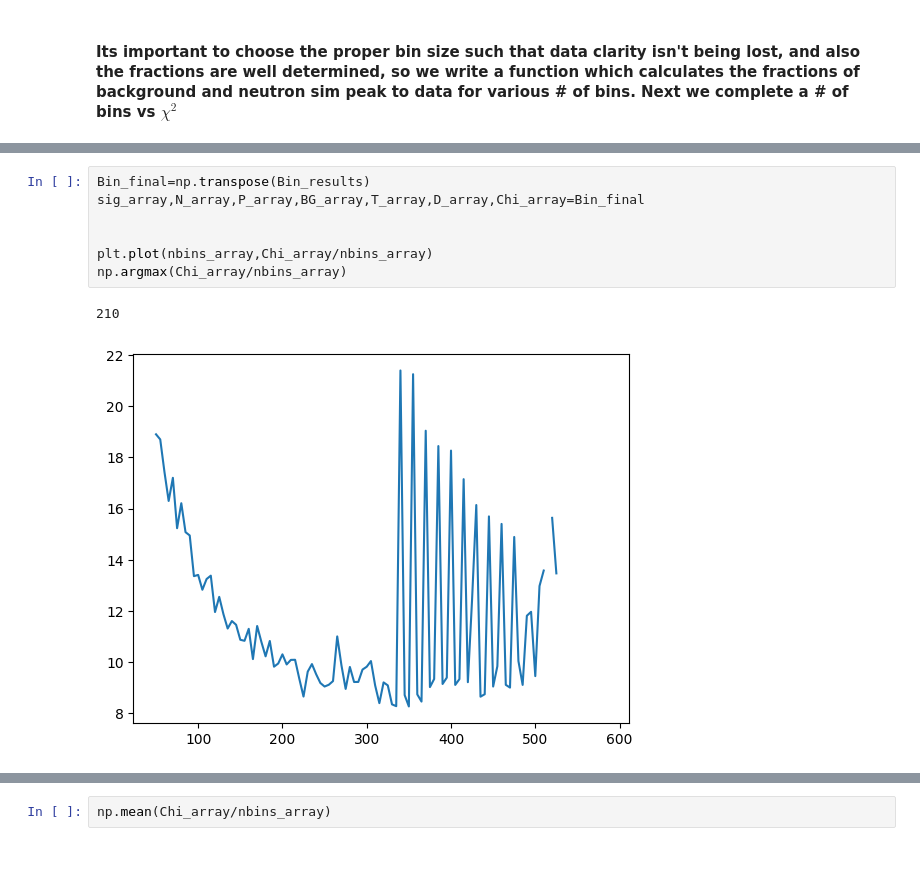
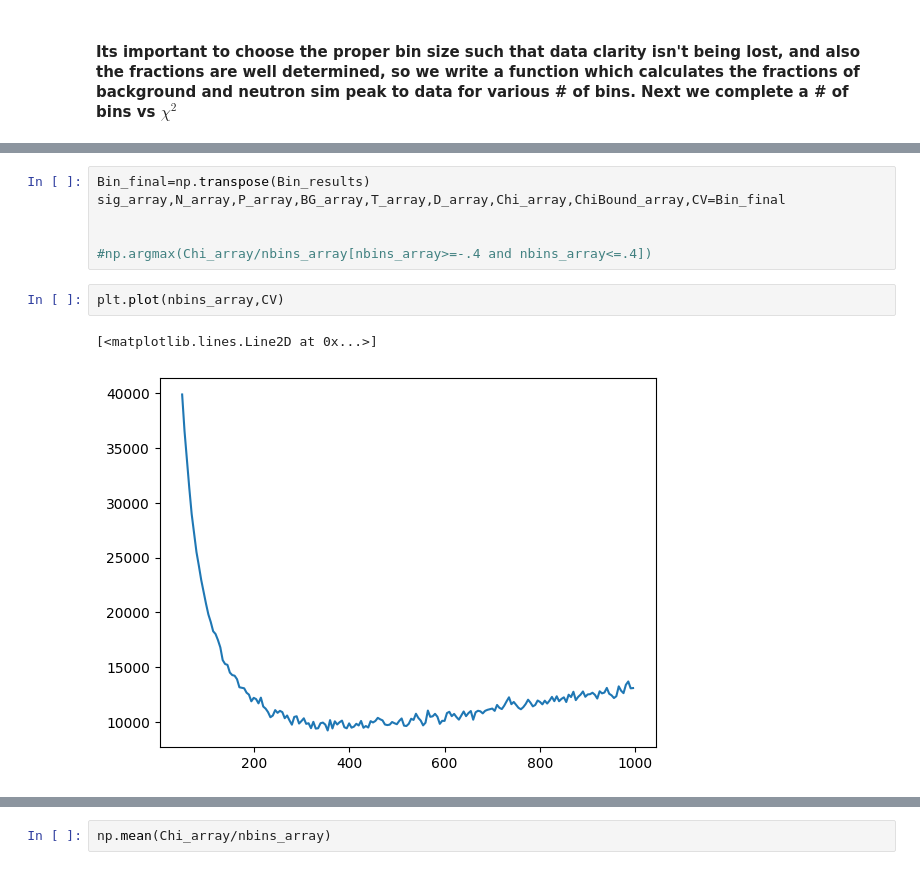
Before and after one commit to hp4xz/GEnAnalysis, a Jupyter notebook: analysis/cutselection.ipynb, the cells around one changed output, grey strips where cells are left out. Drawn from its saved outputs; the diff is of its cells as text.

```diff
--- a/analysis/cutselection.ipynb
+++ b/analysis/cutselection.ipynb
@@ -524,10 +548,11 @@ Error in <THashList::Delete>: A list is accessing an object (0x16d040d0) already
 # %%
 Bin_final=np.transpose(Bin_results)
-sig_array,N_array,P_array,BG_array,T_array,D_array,Chi_array=Bin_final
+sig_array,N_array,P_array,BG_array,T_array,D_array,Chi_array,ChiBound_array,CV=Bin_final
 
 
-plt.plot(nbins_array,Chi_array/nbins_array)
-np.argmax(Chi_array/nbins_array)
+#np.argmax(Chi_array/nbins_array[nbins_array>=-.4 and nbins_array<=.4])
-# %% [output]
-210
-[figure, removed]
+# %%
+plt.plot(nbins_array,CV)
+# %% [output]
+[<matplotlib.lines.Line2D at 0x...>]
+[figure, added]
```
Also changed, not shown: parts of 11 cells of this notebook, 17 other files.
